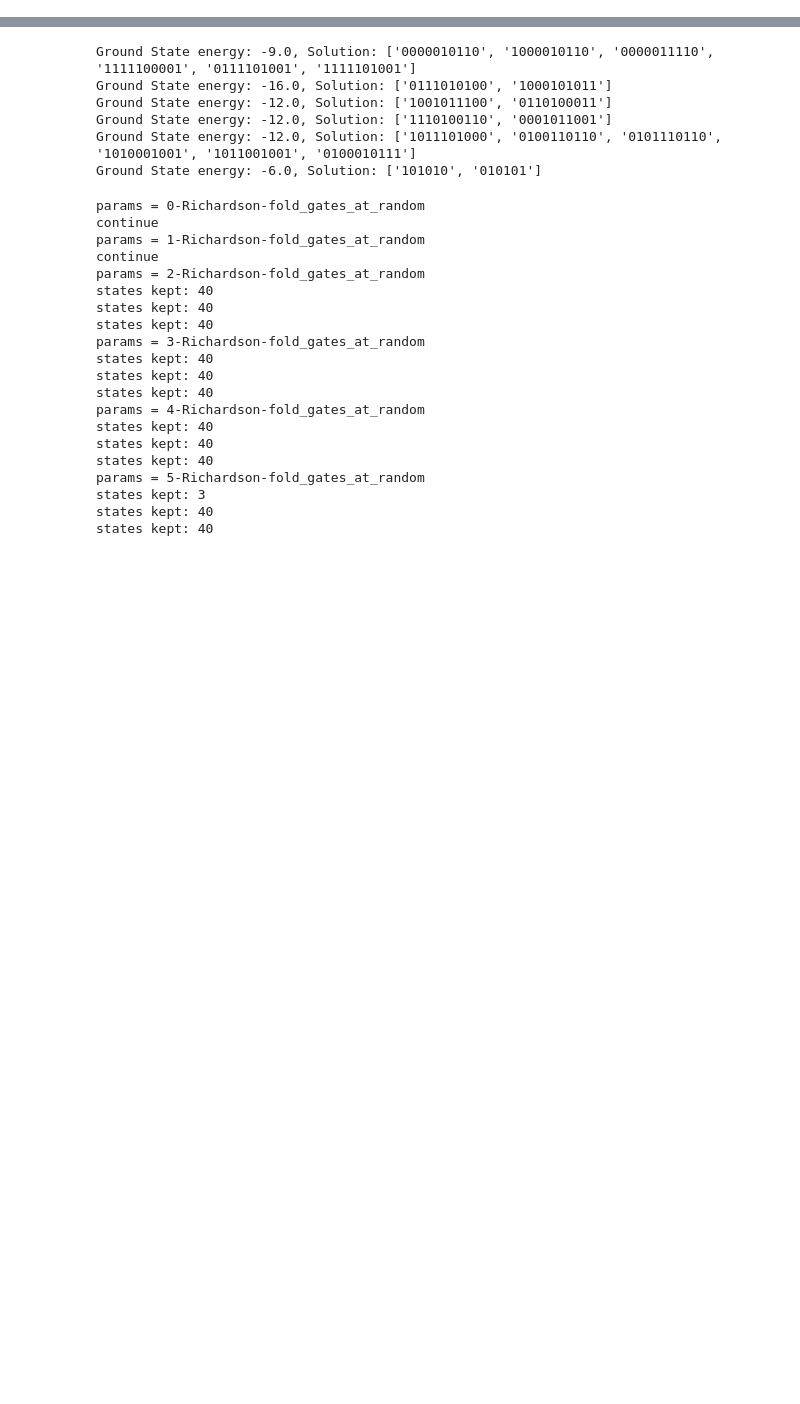
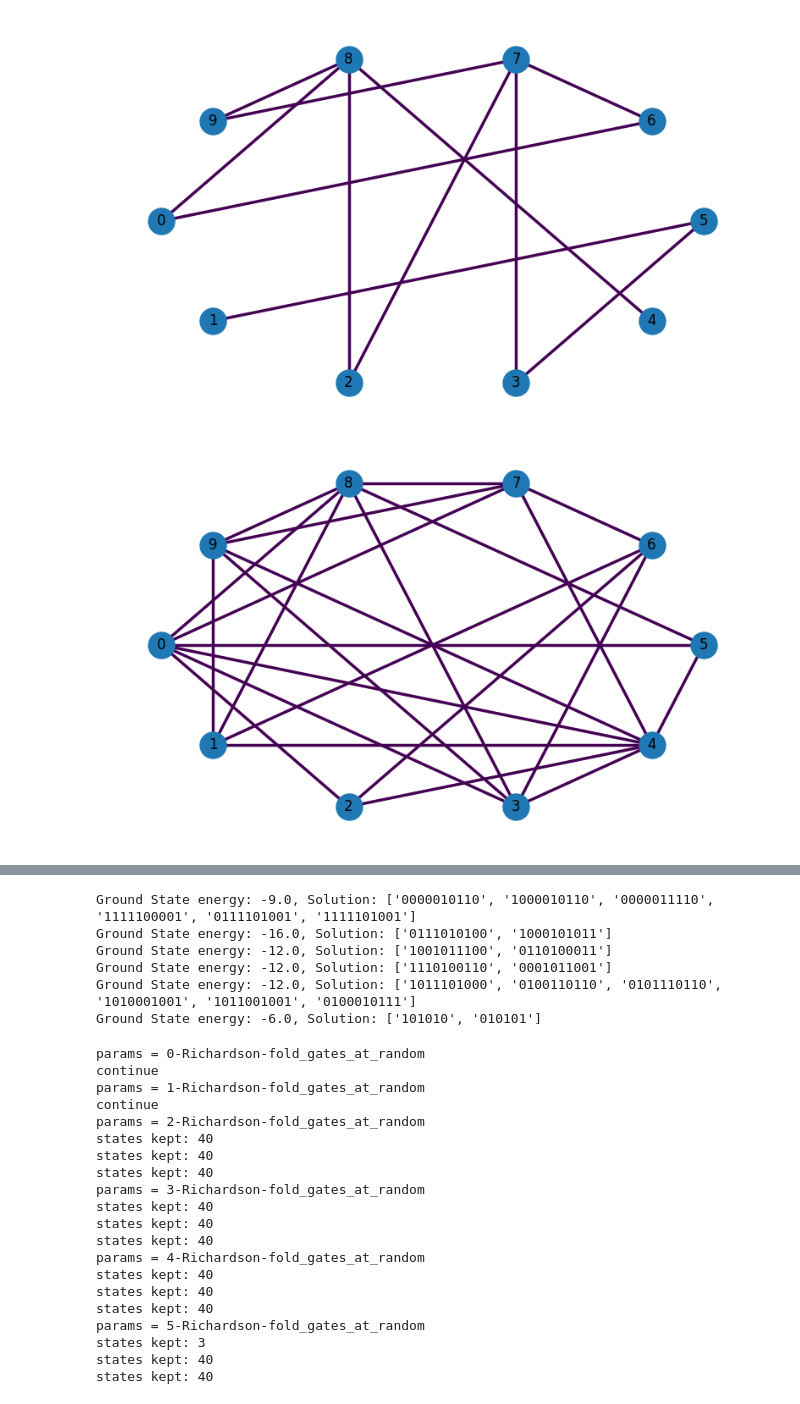
Before and after one commit to victor-onofre/QAOA_Error_Mitigation, a Jupyter notebook: results/Adriano_Results/Adriano_Results/23-3-24/benchmarking_maxcut_on_QAOA.ipynb, the cells around one changed output, grey strips where cells are left out. Saved outputs shown, nothing was run; the diff lists cells and outputs as text; code cells hidden in the pictures; blank space fills up the shorter version.

```diff
--- a/results/Adriano_Results/Adriano_Results/23-3-24/benchmarking_maxcut_on_QAOA.ipynb
+++ b/results/Adriano_Results/Adriano_Results/23-3-24/benchmarking_maxcut_on_QAOA.ipynb
@@ -71,3 +71,9 @@ mc4 = MaximumCut(graph4)
 mc5 = MaximumCut(graph5)
 mc6 = MaximumCut(graph6)
 mcs = [mc1, mc2, mc3, mc4, mc5,mc6]
+# %%
+for mc in mcs:
+    plot_graph(mc.G)
+# %% [output]
+[figure, added]
+[figure, added]
```
Also changed, not shown: parts of 2 cells of this notebook, 12 other files.
